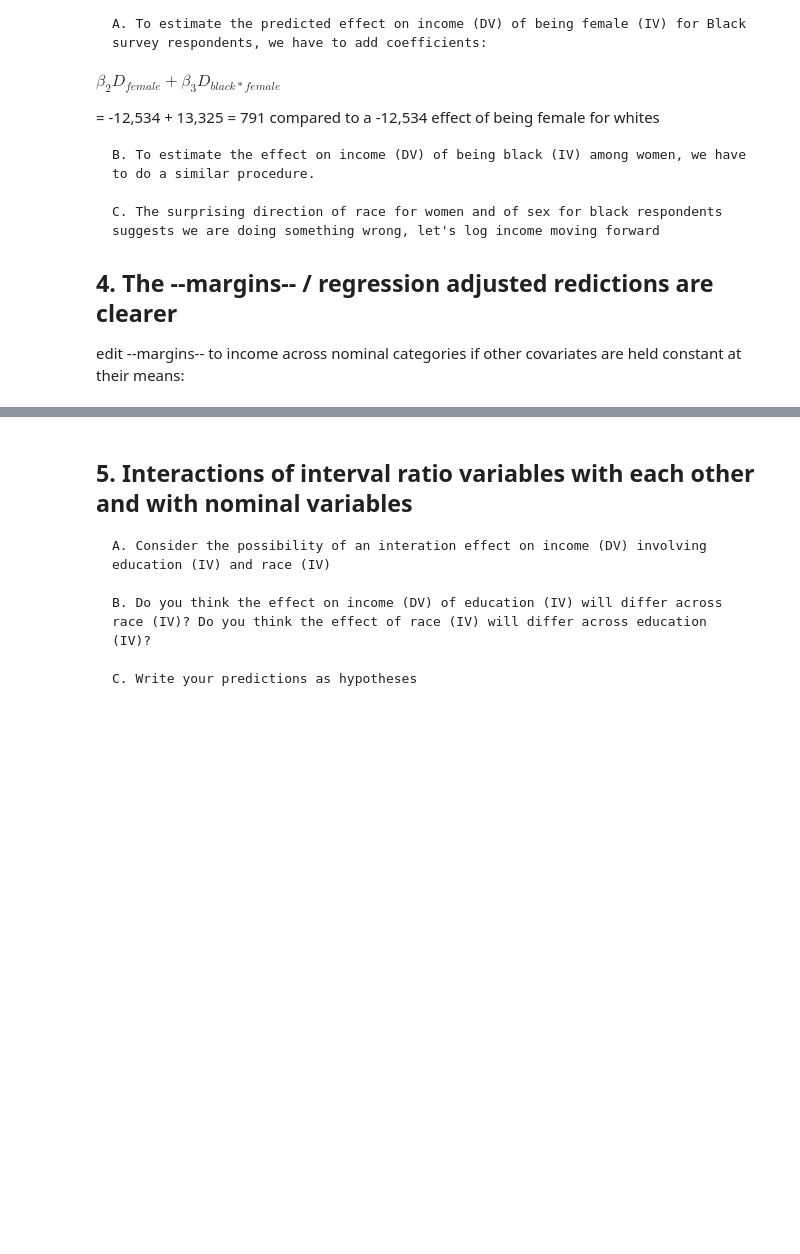
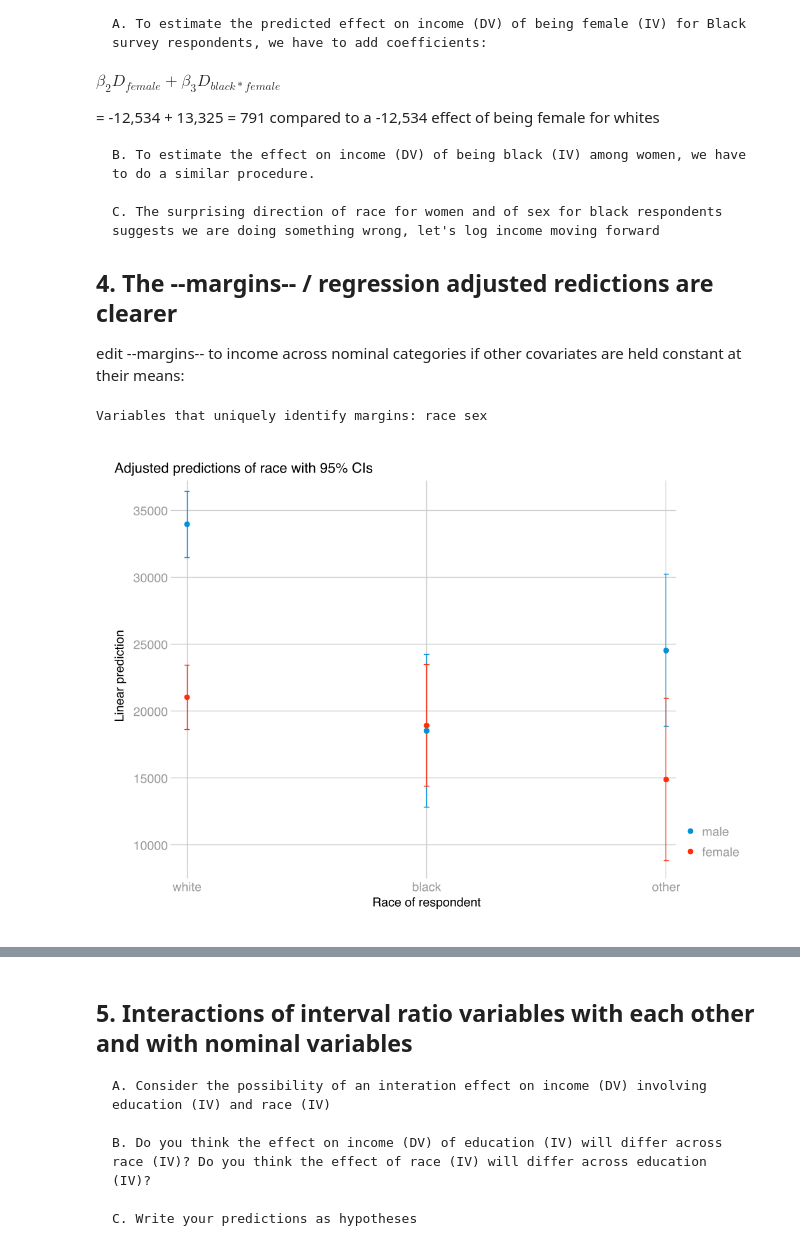
Before and after one commit to charlieeatonphd/Graduate-Statistics-and-Data-Science-for-Sociology, a Jupyter notebook: week8/w8lesson_interaction.ipynb, the cells around one changed output, grey strips where cells are left out. Drawn from its saved outputs; the diff is of its cells as text; code cells hidden in the pictures; blank space fills up the shorter version.

```diff
--- a/week8/w8lesson_interaction.ipynb
+++ b/week8/w8lesson_interaction.ipynb
@@ -160,3 +168,10 @@ $ \beta_{2}D_{female} + \beta_{3}D_{black*female}$
 ## 4. The **--margins--** / regression adjusted redictions are clearer
 
 edit --margins-- to income across nominal categories if other covariates are held constant at their means:
+# %%
+quietly reg realrinc i.race##i.sex age age2
+quietly margins i.     , over(     ) atmeans
+marginsplot, recast(scatter) scheme(538w)
+# %% [output]
+Variables that uniquely identify margins: race sex
+[figure, added]
```
Also changed, not shown: parts of 30 cells of this notebook, 1 other file.
